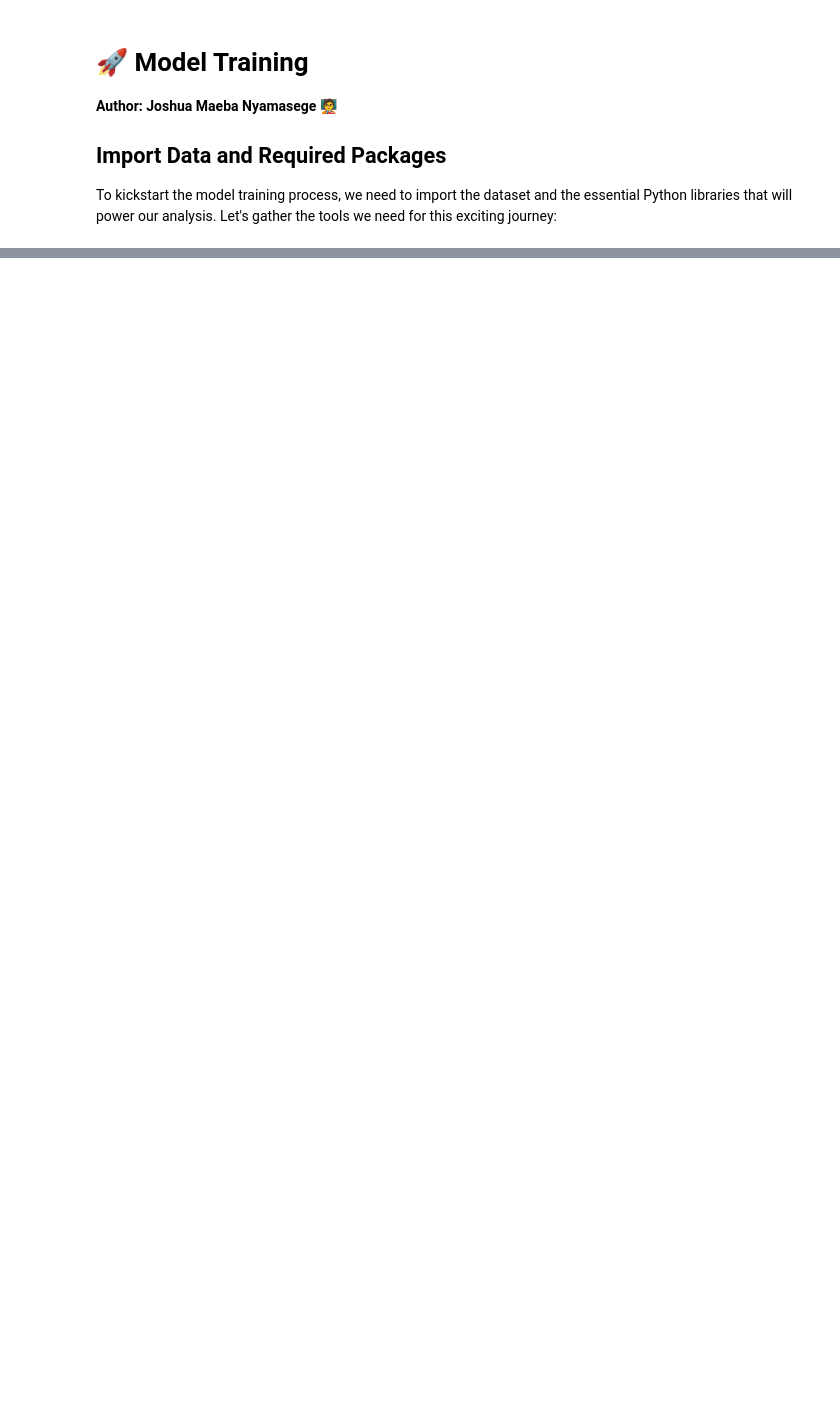
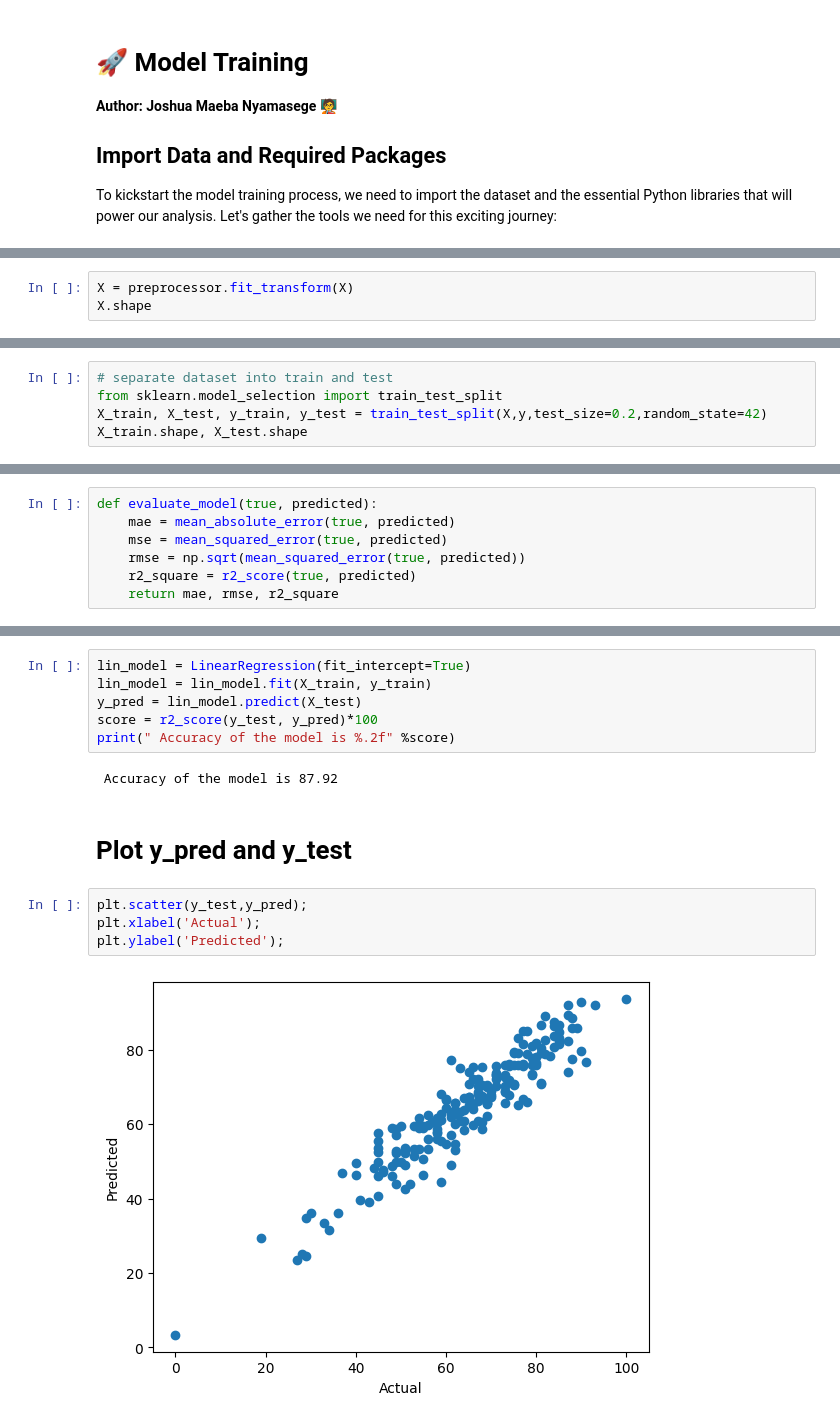
Before and after one commit to NyamasegeJoshua/End-to-end-machine-learning-project, a Jupyter notebook: notebook/MODEL TRAINING.ipynb, the cells around one changed output, grey strips where cells are left out. Drawn from its saved outputs; the diff is of its cells as text; blank space fills up the shorter version.

```diff
--- a/notebook/MODEL TRAINING.ipynb
+++ b/notebook/MODEL TRAINING.ipynb
@@ -52,0 +107,3 @@ ModuleNotFoundError: No module named 'sklearn'
+# %%
+X = preprocessor.fit_transform(X)
+X.shape
@@ -52,0 +114,5 @@ ModuleNotFoundError: No module named 'sklearn'
+# %%
+# separate dataset into train and test
+from sklearn.model_selection import train_test_split
+X_train, X_test, y_train, y_test = train_test_split(X,y,test_size=0.2,random_state=42)
+X_train.shape, X_test.shape
@@ -52,0 +123,7 @@ ModuleNotFoundError: No module named 'sklearn'
+# %%
+def evaluate_model(true, predicted):
+    mae = mean_absolute_error(true, predicted)
+    mse = mean_squared_error(true, predicted)
+    rmse = np.sqrt(mean_squared_error(true, predicted))
+    r2_square = r2_score(true, predicted)
+    return mae, rmse, r2_square
@@ -52,0 +212,16 @@ ModuleNotFoundError: No module named 'sklearn'
+# %%
+lin_model = LinearRegression(fit_intercept=True)
+lin_model = lin_model.fit(X_train, y_train)
+y_pred = lin_model.predict(X_test)
+score = r2_score(y_test, y_pred)*100
+print(" Accuracy of the model is %.2f" %score)
+# %% [output]
+ Accuracy of the model is 87.92
+# %% [markdown]
+# Plot y_pred and y_test
+# %%
+plt.scatter(y_test,y_pred);
+plt.xlabel('Actual');
+plt.ylabel('Predicted');
+# %% [output]
+[figure, added]
```
Also changed, not shown: parts of 20 cells of this notebook, 5 other files.
